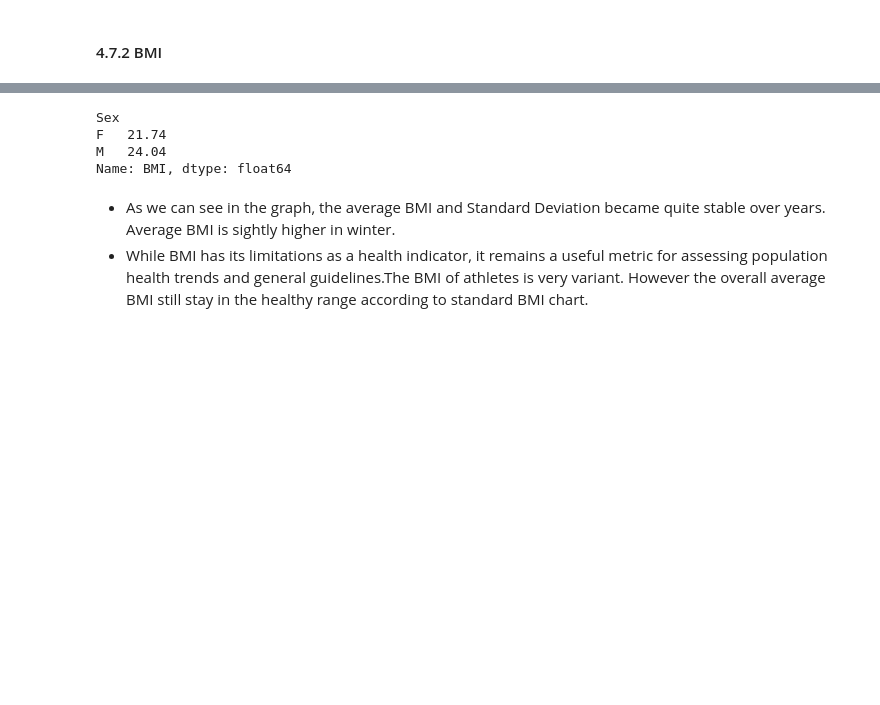
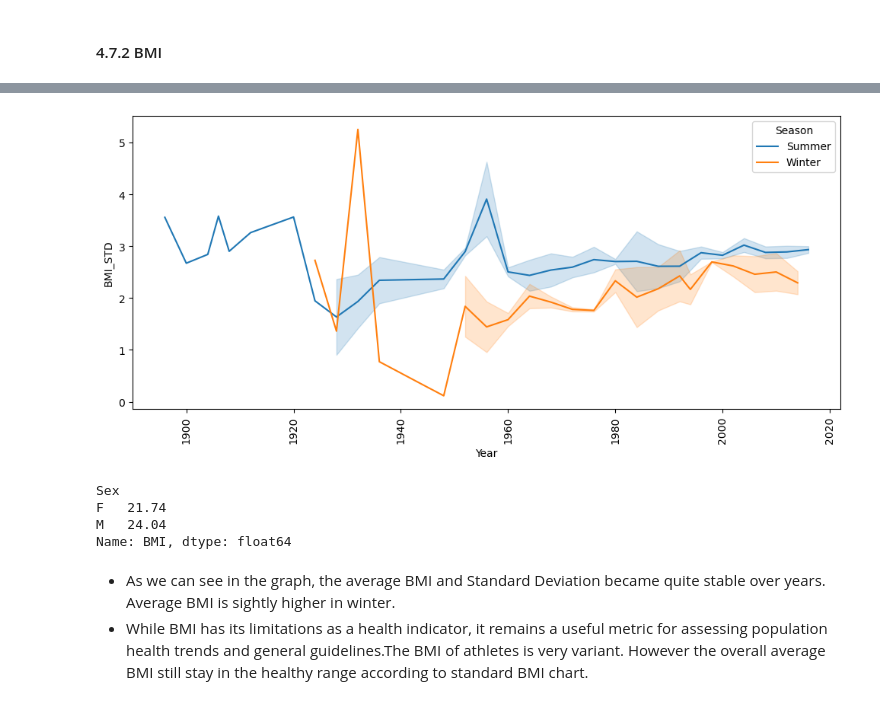
Before and after one commit to DucNinhVo/olympic-games, a Jupyter notebook: olympic_games.ipynb, the cells around one changed output, grey strips where cells are left out. Saved outputs shown, nothing was run; the diff lists cells and outputs as text; code cells hidden in the pictures; blank space fills up the shorter version.

```diff
--- a/olympic_games.ipynb
+++ b/olympic_games.ipynb
@@ -748,0 +730,4 @@ plt.show()
+# %%
+stdev = height_weight.groupby(['Year','Season','Sex'])[['BMI','Height','Weight']].std().reset_index()
+stdev.rename(columns={'Weight': 'Weight_STD','Height': 'Height_STD','BMI': 'BMI_STD'}, inplace=True)
+stdev
@@ -749,3 +748,9 @@ plt.show()
+# %%
+plt.figure(figsize=(12,5))
+sns.lineplot(data=stdev,x='Year',y='BMI_STD',hue='Season')
+plt.xticks(rotation = 90);
+# %% [output]
+[figure, added]
 # %%
 avg_bmi = height_weight.groupby('Sex')['BMI'].mean()
 avg_bmi
```
Also changed, not shown: parts of 7 cells of this notebook, 4 other files.
